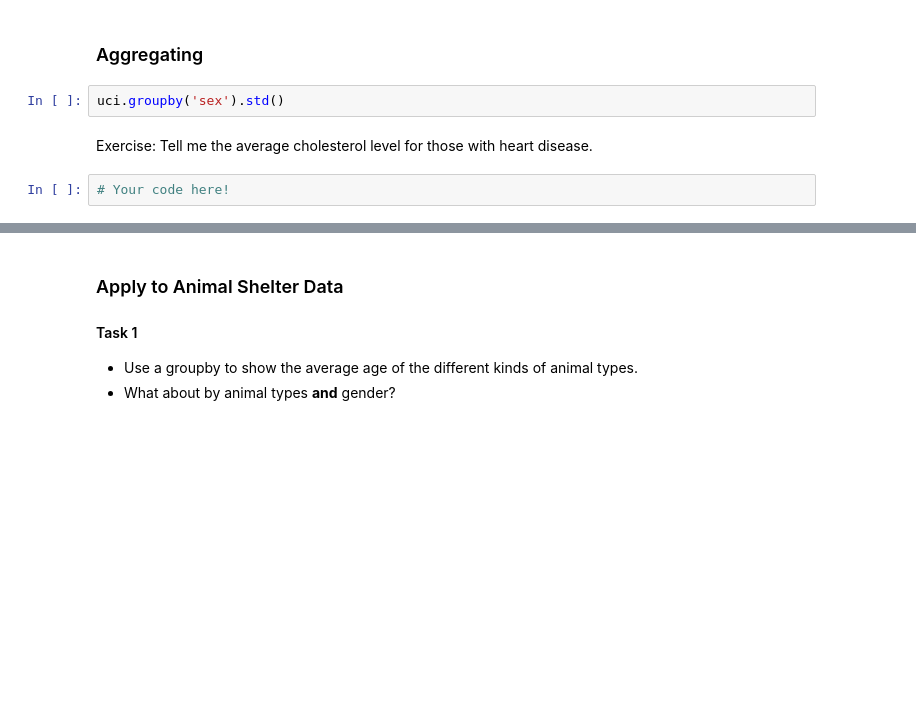
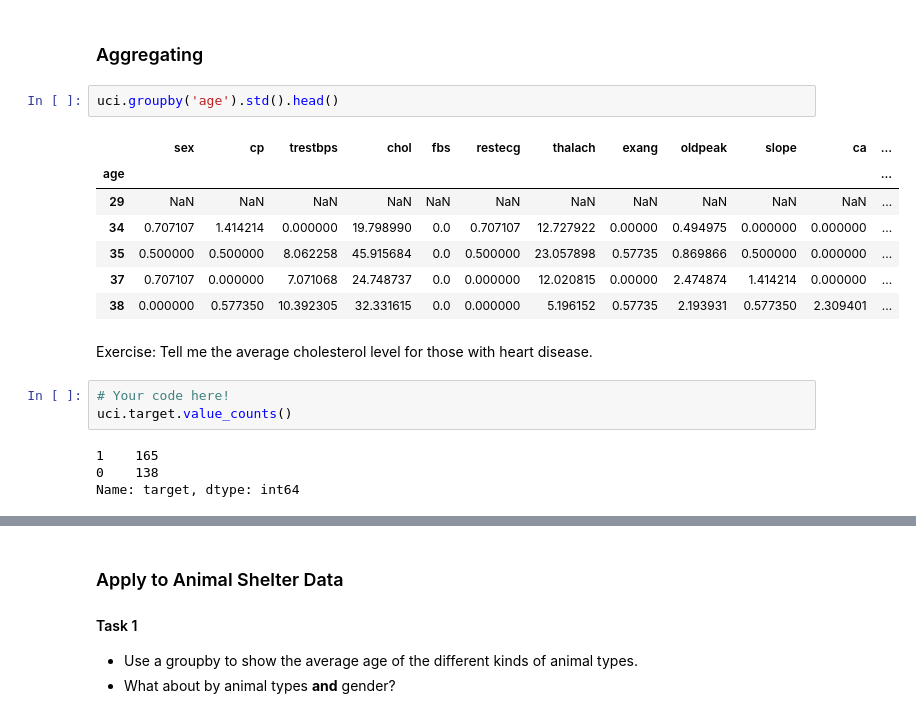
Before and after one commit to tingting-science/dc_ds_06_03_19, a Jupyter notebook: module_1/week_2/day_1_manipulating_data_pandas/manipulating_data_with_pandas_tingting.ipynb, the cells around one changed output, grey strips where cells are left out. Cells and saved outputs as stored; diff of their text form; blank space fills up the shorter version.

```diff
--- a/module_1/week_2/day_1_manipulating_data_pandas/manipulating_data_with_pandas_tingting.ipynb
+++ b/module_1/week_2/day_1_manipulating_data_pandas/manipulating_data_with_pandas_tingting.ipynb
@@ -381,8 +546,21 @@ uci.groupby('sex').get_group(0) # .tail()
 # %% [markdown]
 ### Aggregating
 # %%
-uci.groupby('sex').std()
+uci.groupby('age').std().head()
+# %% [output]
+|  | sex | cp | trestbps | chol | fbs | restecg | thalach | exang | oldpeak | slope | ca | ... |
+| age |  |  |  |  |  |  |  |  |  |  |  | ... |
+| 29 | NaN | NaN | NaN | NaN | NaN | NaN | NaN | NaN | NaN | NaN | NaN | ... |
+| 34 | 0.707107 | 1.414214 | 0.000000 | 19.798990 | 0.0 | 0.707107 | 12.727922 | 0.00000 | 0.494975 | 0.000000 | 0.000000 | ... |
+| 35 | 0.500000 | 0.500000 | 8.062258 | 45.915684 | 0.0 | 0.500000 | 23.057898 | 0.57735 | 0.869866 | 0.500000 | 0.000000 | ... |
+| 37 | 0.707107 | 0.000000 | 7.071068 | 24.748737 | 0.0 | 0.000000 | 12.020815 | 0.00000 | 2.474874 | 1.414214 | 0.000000 | ... |
+| 38 | 0.000000 | 0.577350 | 10.392305 | 32.331615 | 0.0 | 0.000000 | 5.196152 | 0.57735 | 2.193931 | 0.577350 | 2.309401 | ... |
 # %% [markdown]
 Exercise: Tell me the average cholesterol level for those with heart disease.
 # %%
 # Your code here!
+uci.target.value_counts()
+# %% [output]
+1    165
+0    138
+Name: target, dtype: int64
```
Also changed, not shown: parts of 39 cells of this notebook.
